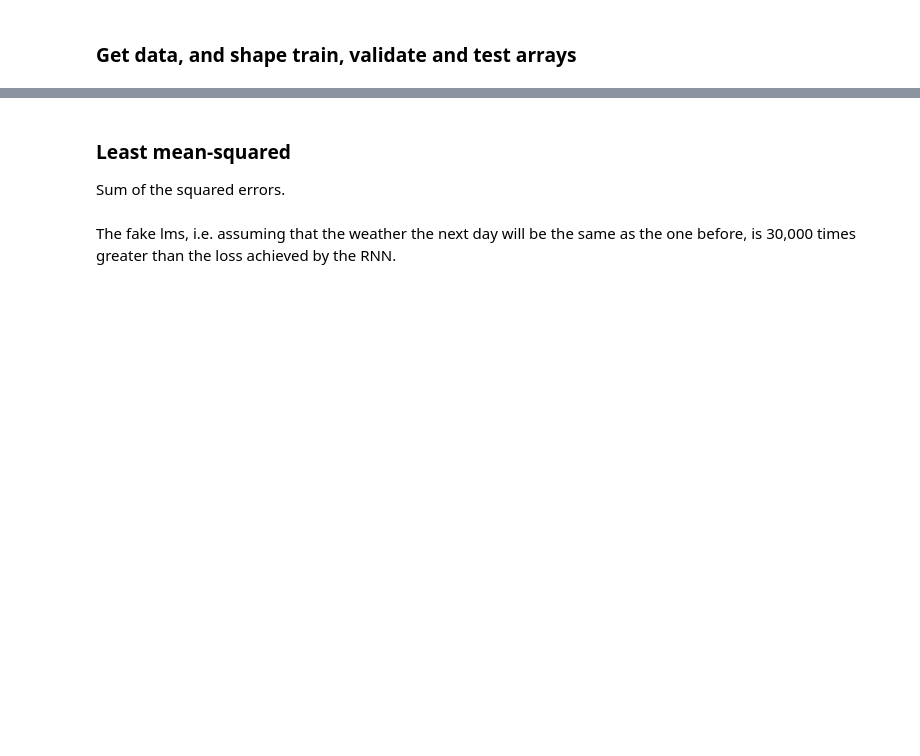
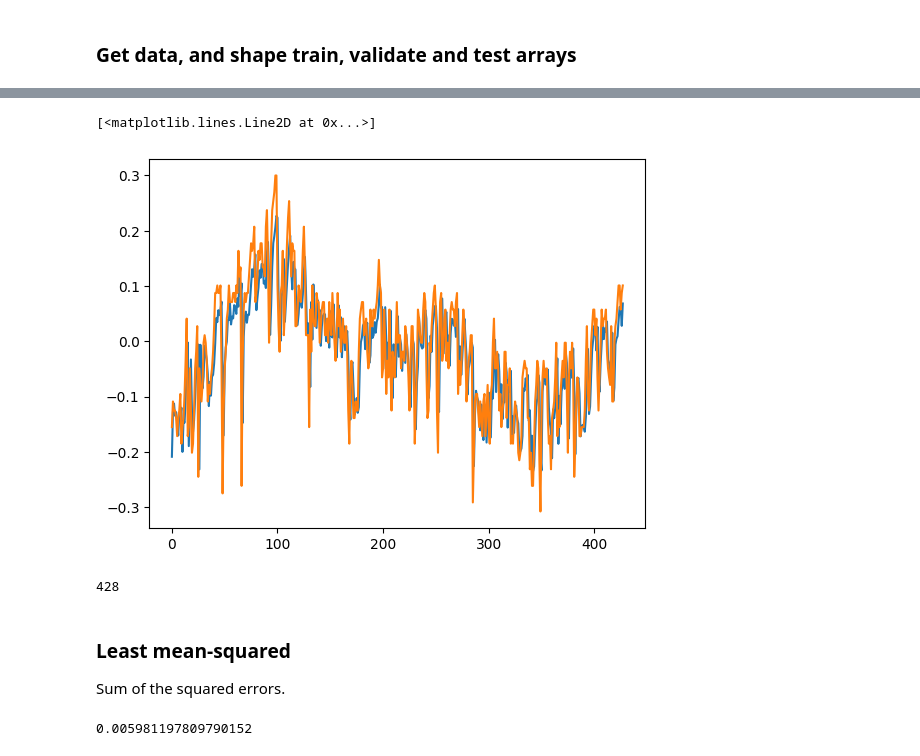
Before and after one commit to rhtweedie/ghcnd_ml, a Jupyter notebook: RNN_single_var.ipynb, the cells around one changed output, grey strips where cells are left out. Cells and saved outputs as stored; diff of their text form; code cells hidden in the pictures; blank space fills up the shorter version.

```diff
--- a/RNN_single_var.ipynb
+++ b/RNN_single_var.ipynb
@@ -13,8 +16,7 @@ from GHCND import *
 # %%
-f = open('data/stat_counts_tmax.txt')
+f = open('data/stat_counts_tmax.json')
 data = json.load(f)
 
 # find all stations with no data gaps
-no_gaps_tmax = [k for k, v in data.items() if v == 0]
-station = no_gaps_tmax[-1]
-print(station)
+no_gaps_tmax = [name for name, count in data.items() if count <= 100]
+print(f"Number of stations found: {len(no_gaps_tmax)}")
@@ -94,0 +156,7 @@ cost = history.history['loss']
+# %%
+prediction = model.predict(input_test)
+
+fig, ax = plt.subplots()
+ax.plot(prediction)
+ax.plot(target_test)
+# %% [output]
@@ -95,3 +164,9 @@ cost = history.history['loss']
+[<matplotlib.lines.Line2D at 0x...>]
+[figure, added]
+# %%
+len(prediction)
+# %% [output]
+428
 # %% [markdown]
 ### Least mean-squared
 
@@ -102,2 +174,5 @@ print(fake_lms)
-# %% [markdown]
-The fake lms, i.e. assuming that the weather the next day will be the same as the one before, is 30,000 times greater than the loss achieved by the RNN.
+# %%
+fake_mse = weather_fake_mse(vals)
+print(fake_mse)
+# %% [output]
+0.005981197809790152
```
Also changed, not shown: parts of 10 cells of this notebook.
